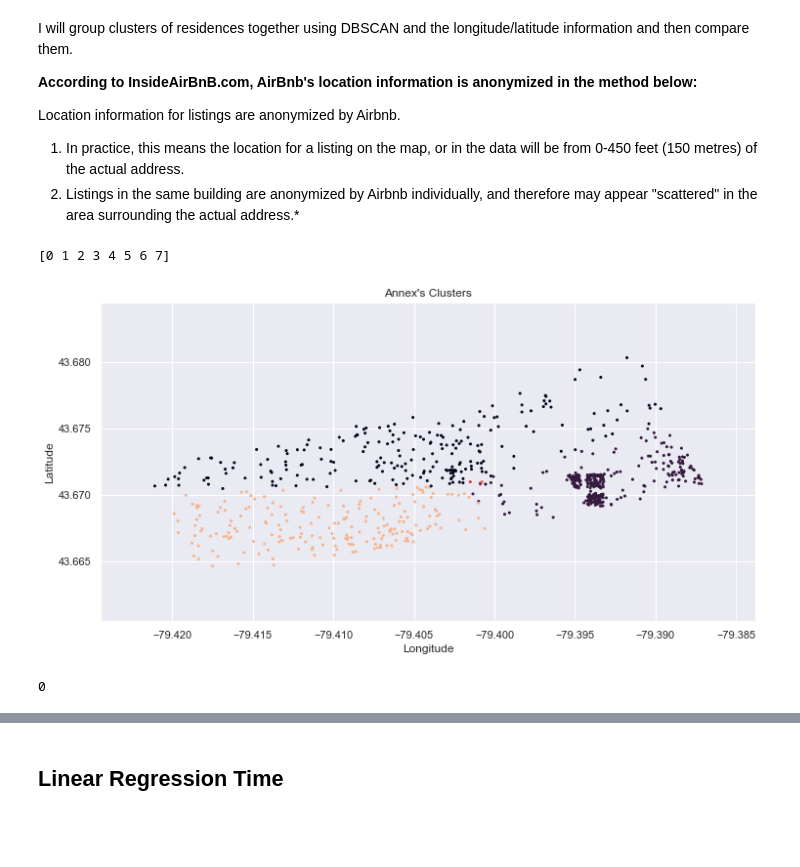
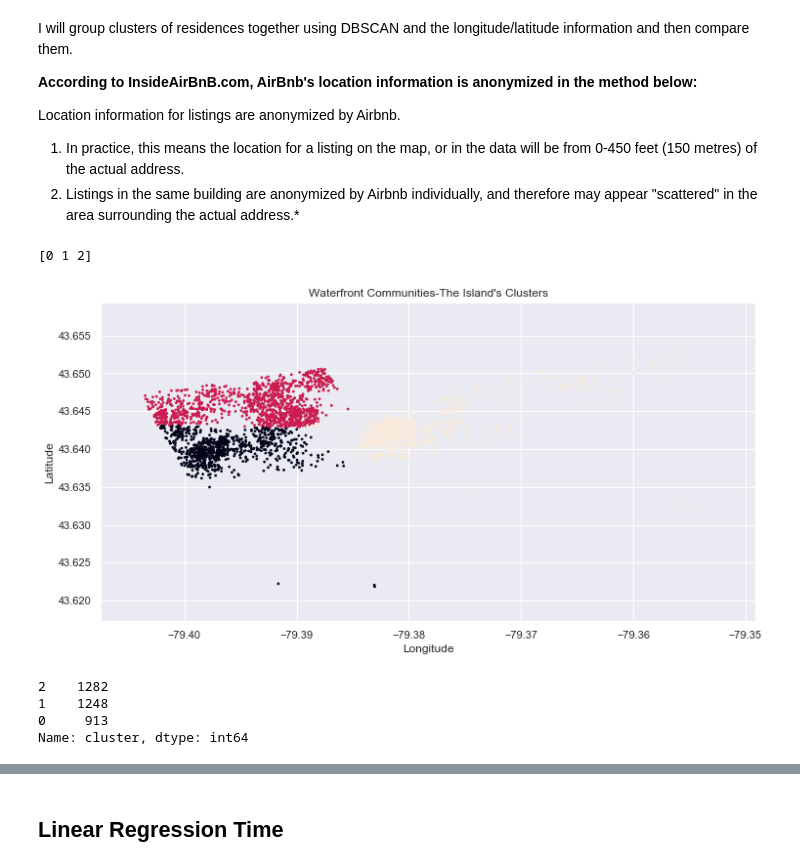
Before and after one commit to misrakberhe/TorontoAirBnb, a Jupyter notebook: AirBnB toronto.ipynb, the cells around one changed output, grey strips where cells are left out. Saved outputs shown, nothing was run; the diff lists cells and outputs as text; code cells hidden in the pictures; blank space fills up the shorter version.

```diff
--- a/AirBnB toronto.ipynb
+++ b/AirBnB toronto.ipynb
@@ -206,7 +216,0 @@ def cluster_neigh(df, neighbourhood):
-# %%
-print (final.shape)
-final_clustered, spec_cluster = cluster_neigh(final, 'Annex')
-# %% [output]
-[0 1 2 3 4 5 6 7]
-[figure, removed]
-0
@@ -215,3 +217,12 @@ holy = pd.concat([final_clustered, spec_cluster], axis=1)
+# %%
+final_clustered = cluster_neigh(final, largest)
+# %% [output]
+[0 1 2]
+[figure, added]
+2    1282
+1    1248
+0     913
+Name: cluster, dtype: int64
 # %%
 final_clustered
 # %% [output]
```
Also changed, not shown: parts of 14 cells of this notebook.
